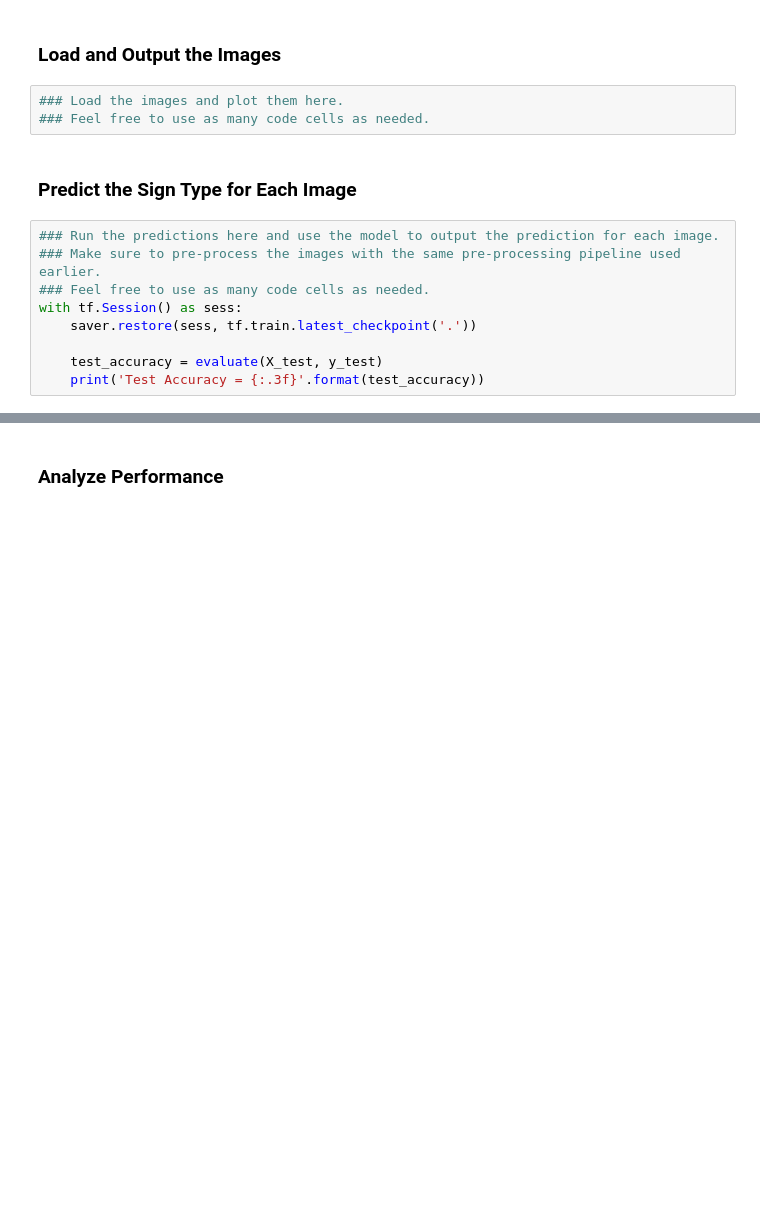
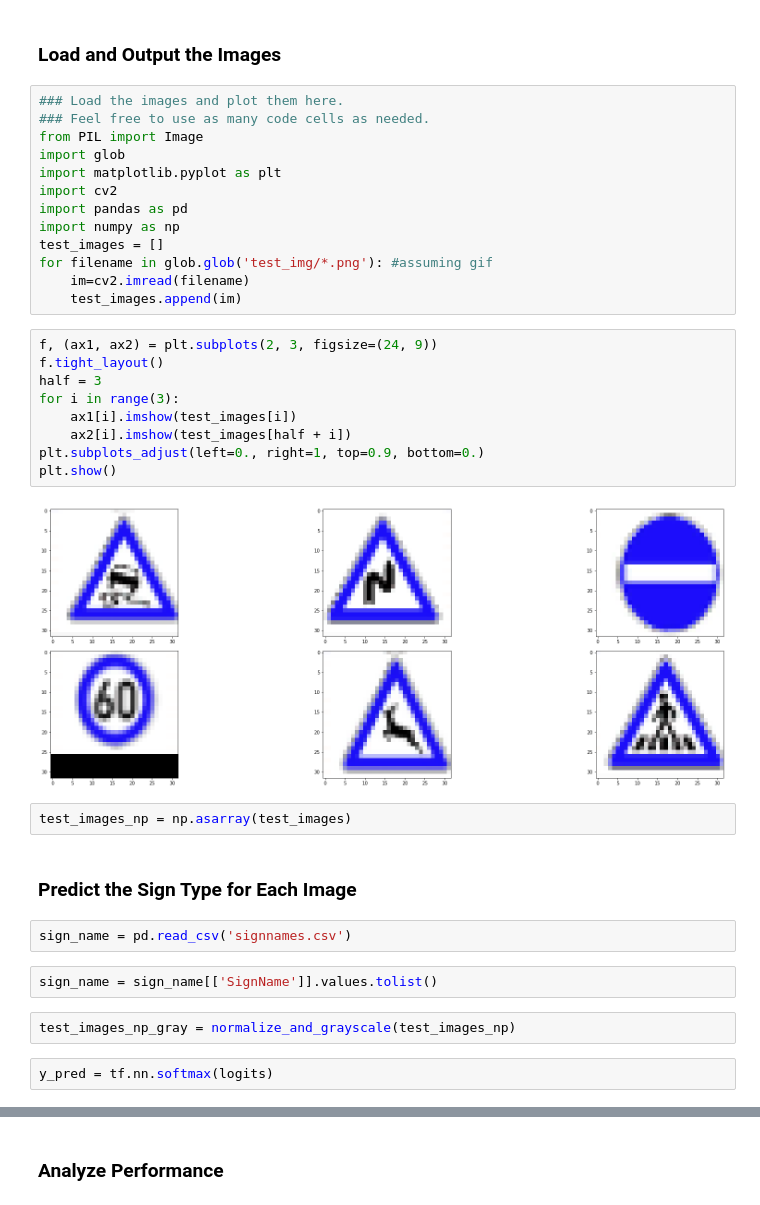
Before and after one commit to jonad/TrafficSignDetection, a Jupyter notebook: Traffic_Sign_Classifier.ipynb, the cells around one changed output, grey strips where cells are left out. Cells and saved outputs as stored; diff of their text form; blank space fills up the shorter version.

```diff
--- a/Traffic_Sign_Classifier.ipynb
+++ b/Traffic_Sign_Classifier.ipynb
@@ -250,14 +293,36 @@ You may find `signnames.csv` useful as it contains mappings from the class id (i
 # %%
 ### Load the images and plot them here.
 ### Feel free to use as many code cells as needed.
+from PIL import Image
+import glob
+import matplotlib.pyplot as plt
+import cv2
+import pandas as pd
+import numpy as np
+test_images = []
+for filename in glob.glob('test_img/*.png'): #assuming gif
+    im=cv2.imread(filename)
+    test_images.append(im)
+# %%
+f, (ax1, ax2) = plt.subplots(2, 3, figsize=(24, 9))
+f.tight_layout()
+half = 3
+for i in range(3):
+    ax1[i].imshow(test_images[i])
+    ax2[i].imshow(test_images[half + i])
+plt.subplots_adjust(left=0., right=1, top=0.9, bottom=0.)
+plt.show()
+# %% [output]
+[figure, added]
+# %%
+test_images_np = np.asarray(test_images)
 # %% [markdown]
 ### Predict the Sign Type for Each Image
-# %%
-### Run the predictions here and use the model to output the prediction for each image.
-### Make sure to pre-process the images with the same pre-processing pipeline used earlier.
-### Feel free to use as many code cells as needed.
-with tf.Session() as sess:
-    saver.restore(sess, tf.train.latest_checkpoint('.'))
-
-    test_accuracy = evaluate(X_test, y_test)
-    print('Test Accuracy = {:.3f}'.format(test_accuracy))
+# %%
+sign_name = pd.read_csv('signnames.csv')
+# %%
+sign_name = sign_name[['SignName']].values.tolist()
+# %%
+test_images_np_gray = normalize_and_grayscale(test_images_np)
+# %%
+y_pred = tf.nn.softmax(logits)
```
Also changed, not shown: parts of 29 cells of this notebook, 24 other files.
